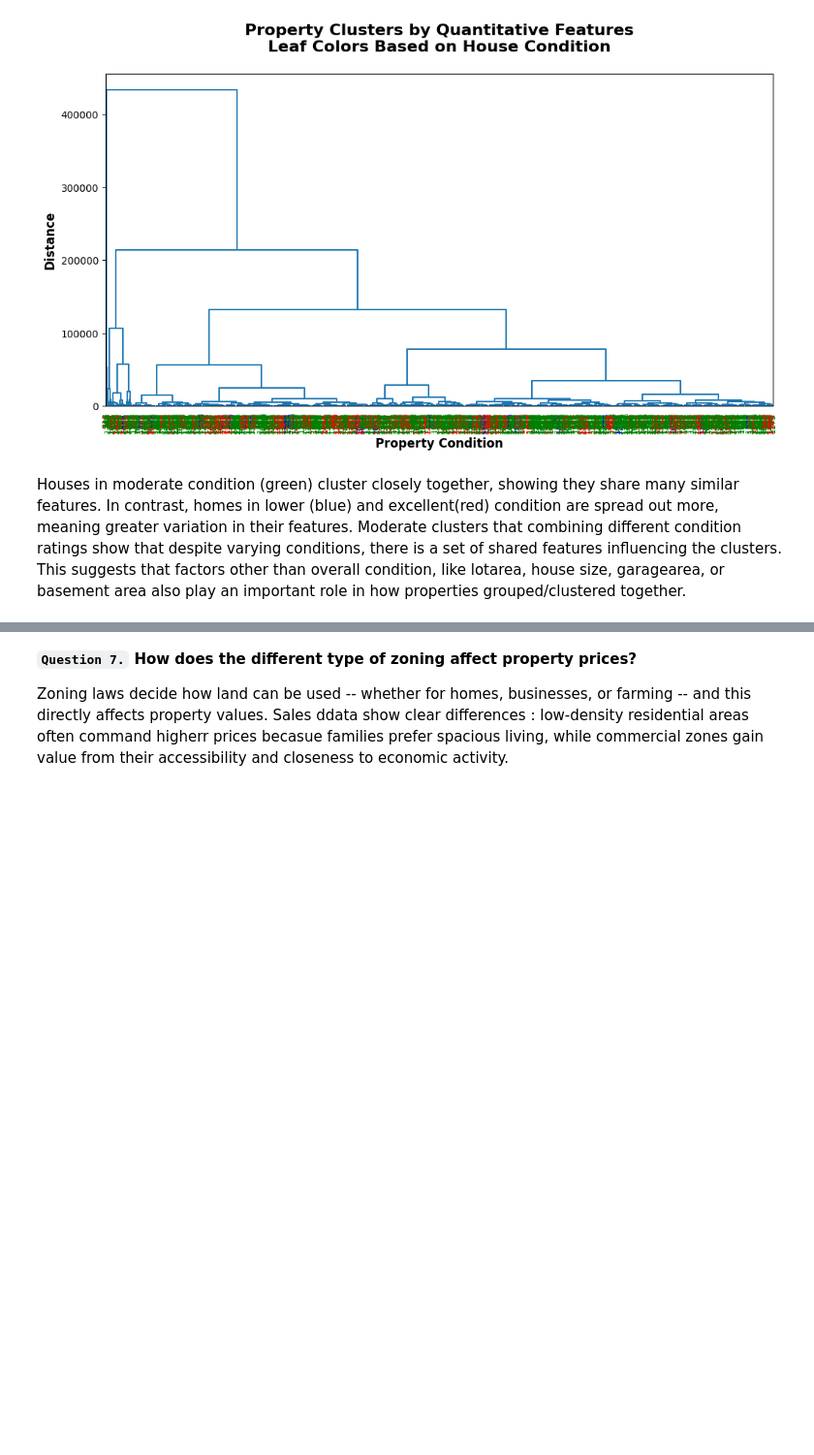
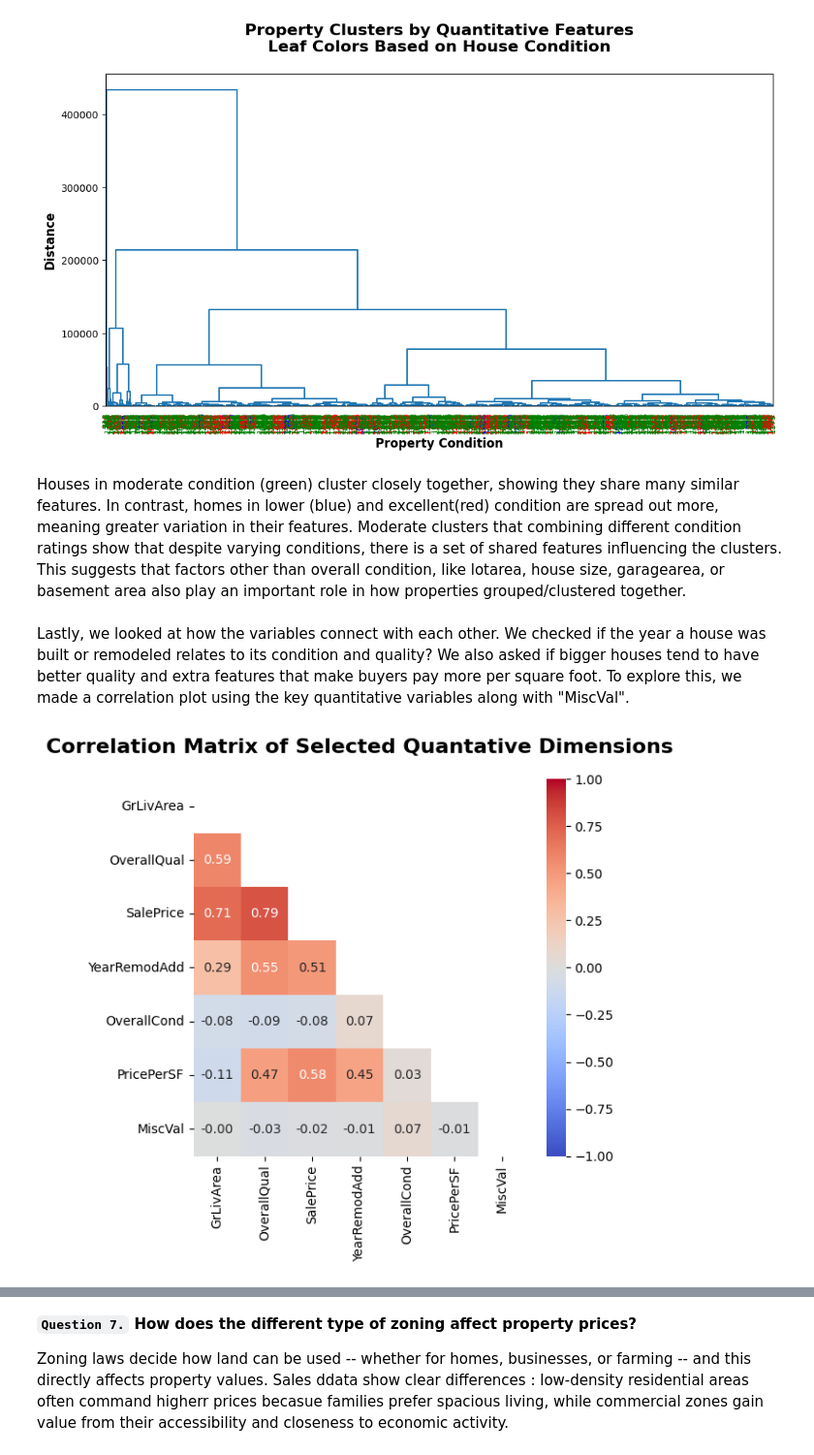
Before and after one commit to annugit1655/Real-Estate-Price-Prediction, a Jupyter notebook: Real-Estate-Price-Prediction/notebooks/EDA-house-part-1.ipynb, the cells around one changed output, grey strips where cells are left out. Shown at 97% size. Cells and saved outputs as stored; diff of their text form; code cells hidden in the pictures; blank space fills up the shorter version.

```diff
--- a/Real-Estate-Price-Prediction/notebooks/EDA-house-part-1.ipynb
+++ b/Real-Estate-Price-Prediction/notebooks/EDA-house-part-1.ipynb
@@ -1417,3 +1445,20 @@ plt.show()
 # %% [markdown]
 Houses in moderate condition (green) cluster closely together, showing they share many similar features. In contrast, homes in lower (blue) and excellent(red) condition are spread out more, meaning greater variation in their features.
 Moderate clusters that combining different condition ratings show that despite varying conditions, there is a set of shared features influencing the clusters. This suggests that factors other than overall condition, like lotarea, house size, garagearea, or basement area also play an important role in how properties grouped/clustered together.
+# %% [markdown]
+Lastly, we looked at how the variables connect with each other. We checked if the year a house was built or remodeled relates to its condition and quality? We also asked if bigger houses tend to have better quality and extra features that make buyers pay more per square foot. To explore this, we made a correlation plot using the key quantitative variables along with "MiscVal".
+# %%
+# selecting features for correlation analysis and visualization
+cols = ['GrLivArea', 'OverallQual', 'SalePrice', 'YearRemodAdd', 'OverallCond', 'PricePerSF', 'MiscVal']
+
+corr_df = new_df[cols].corr(method='pearson')
+
+# Visualization
+fig, ax = plt.subplots(figsize=(6, 6))
+sns.heatmap(corr_df, mask=np.triu(np.ones_like(corr_df, dtype=bool)), cmap='coolwarm', cbar=True, vmin=-1, vmax=1, annot=True, fmt=".2f", ax=ax)
+ax.set_title("Correlation Matrix of Selected Quantative Dimensions", fontsize=16, fontweight='bold', y=1.05)
+
+plt.tight_layout()
+plt.show()
+# %% [output]
+[figure, added]
```
Also changed, not shown: parts of 9 cells of this notebook.
